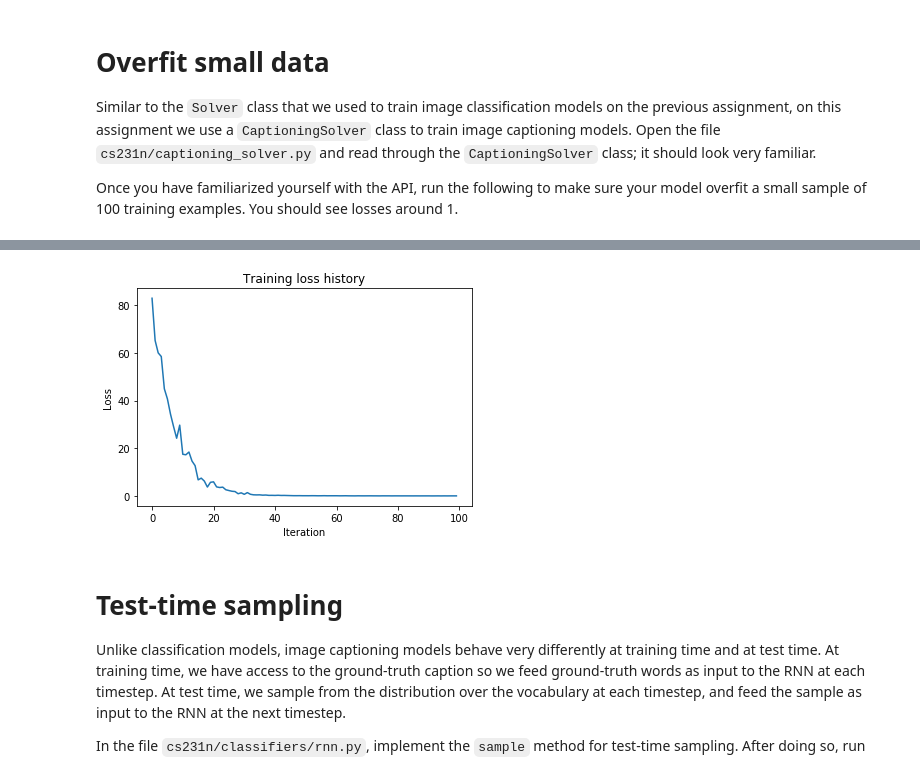
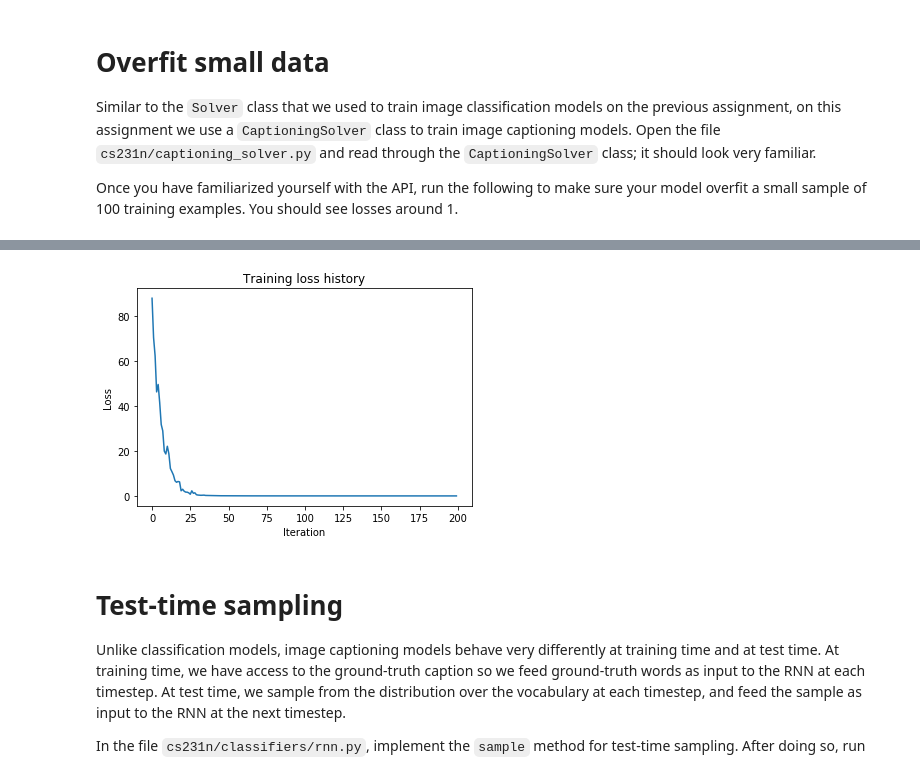
Before and after one commit to yinwang0/cs231n, a Jupyter notebook: assignment3/RNN_Captioning.ipynb, the cells around one changed output, grey strips where cells are left out. Drawn from its saved outputs; the diff is of its cells as text; code cells hidden in the pictures.

```diff
--- a/assignment3/RNN_Captioning.ipynb
+++ b/assignment3/RNN_Captioning.ipynb
@@ -442,12 +442,12 @@ small_rnn_model = CaptioningRNN(
 
 small_rnn_solver = CaptioningSolver(small_rnn_model, small_data,
            update_rule='adam',
-           num_epochs=50,
+           num_epochs=100,
            batch_size=25,
            optim_config={
              'learning_rate': 5e-3,
            },
-           lr_decay=0.95,
+           lr_decay=0.98,
            verbose=True, print_every=10,
          )
 
@@ -473,4 +483,4 @@ plt.show()
-[figure, old version]
+[figure, new version]
 # %% [markdown]
 # Test-time sampling
 Unlike classification models, image captioning models behave very differently at training time and at test time. At training time, we have access to the ground-truth caption so we feed ground-truth words as input to the RNN at each timestep. At test time, we sample from the distribution over the vocabulary at each timestep, and feed the sample as input to the RNN at the next timestep.
```
Also changed, not shown: parts of 3 cells of this notebook, 1 other file.
